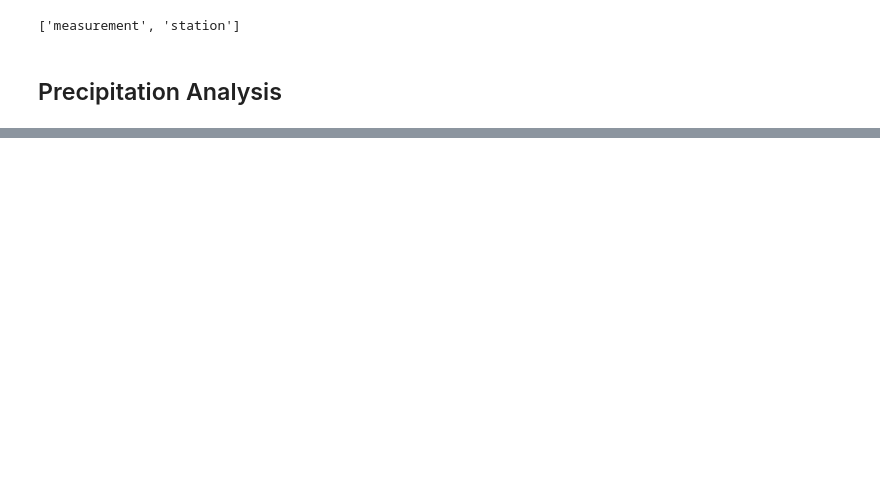
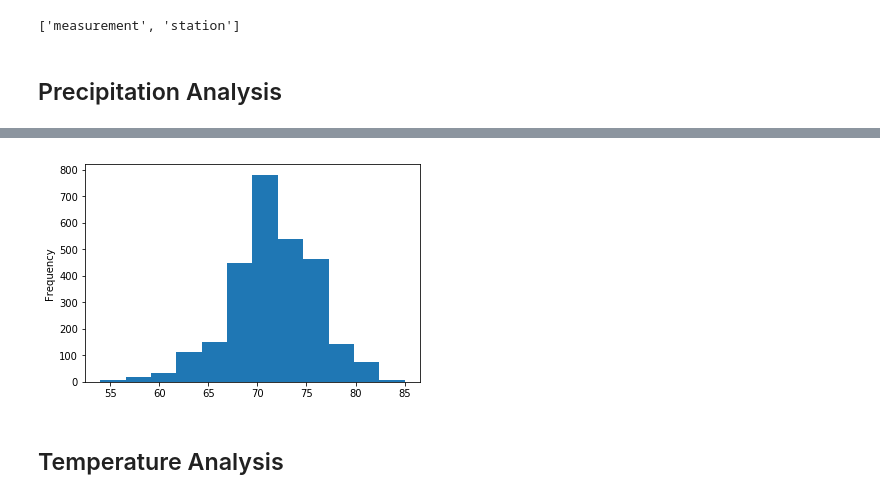
Before and after one commit to bbrandom91/Surf, a Jupyter notebook: climate_analysis.ipynb, the cells around one changed output, grey strips where cells are left out. Drawn from its saved outputs; the diff is of its cells as text; code cells hidden in the pictures; blank space fills up the shorter version.

```diff
--- a/climate_analysis.ipynb
+++ b/climate_analysis.ipynb
@@ -79,0 +86,5 @@ my_df.head()
+# %%
+result = engine.execute(" SELECT station, COUNT(station) AS c FROM measurement GROUP BY station ORDER BY c DESC ")
+for r in result:
+    print(r.station, r.c)
+#USC00519281 has the most observations with 2772 observations
@@ -79,0 +103,5 @@ my_df.head()
+# %%
+result = engine.execute(" SELECT tobs FROM measurement WHERE station = 'USC00519281'  ")
+tobs_list = []
+for r in result:
+    tobs_list.append(r.tobs)
@@ -79,0 +111,7 @@ my_df.head()
+# %%
+pd.Series(tobs_list).plot.hist(bins=12)
+plt.show()
+# %% [output]
+[figure, added]
+# %% [markdown]
+## Temperature Analysis
```
Also changed, not shown: parts of 18 cells of this notebook, 2 other files.
